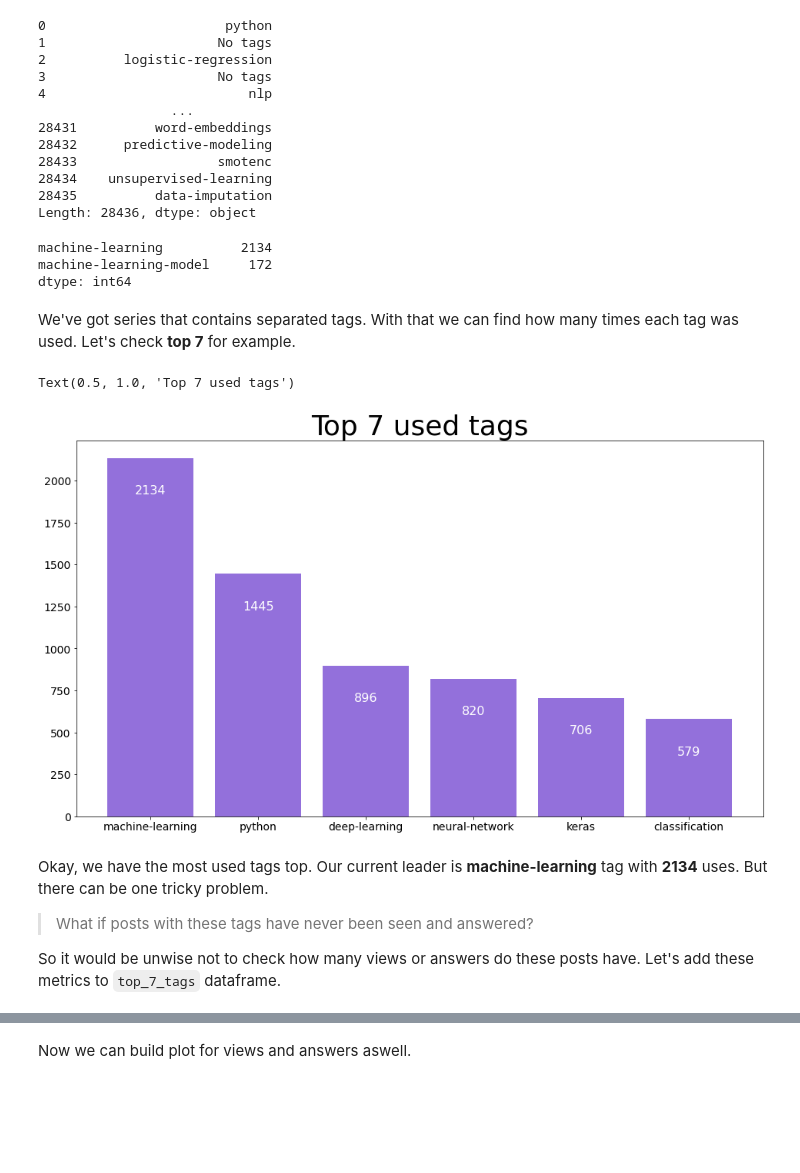
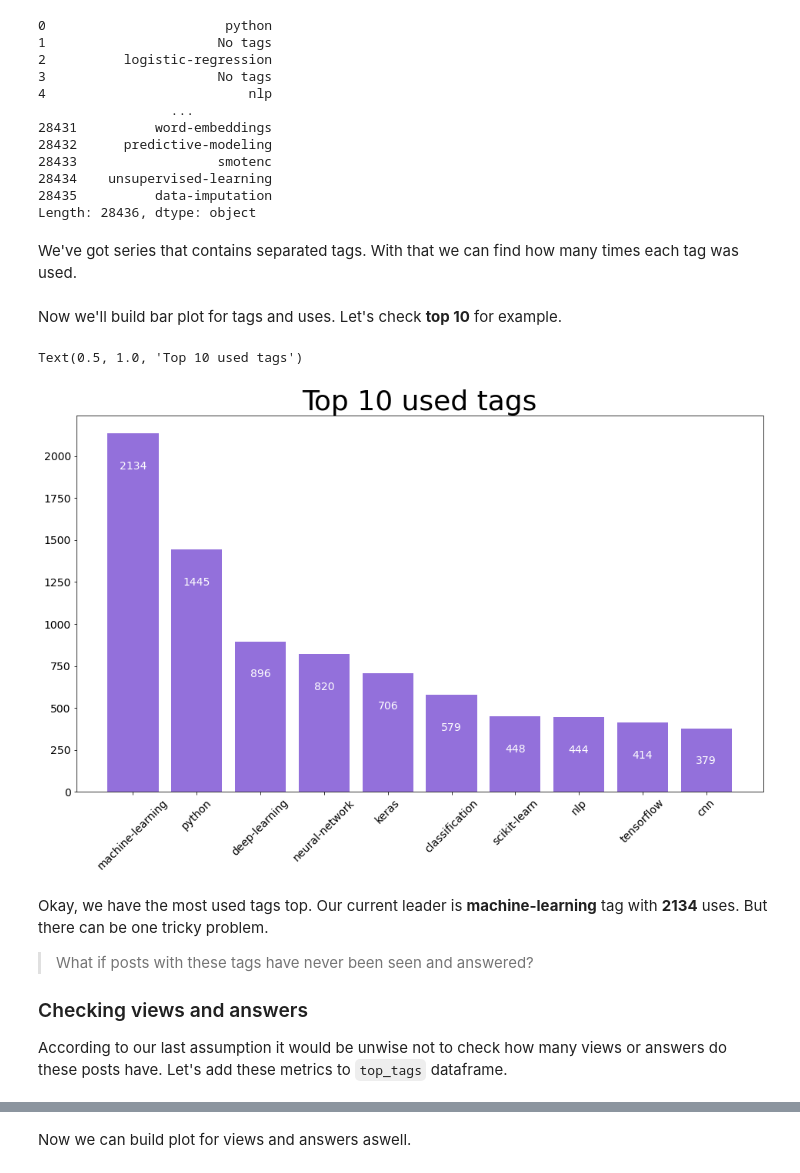
Before and after one commit to 0ld-dancer/dq_projects, a Jupyter notebook: 9. Popular Data Science Questions/Popular Data Science Questions.ipynb, the cells around one changed output, grey strips where cells are left out. Cells and saved outputs as stored; diff of their text form; code cells hidden in the pictures; blank space fills up the shorter version.

```diff
--- a/9. Popular Data Science Questions/Popular Data Science Questions.ipynb
+++ b/9. Popular Data Science Questions/Popular Data Science Questions.ipynb
@@ -79,7 +79,7 @@ Then we'll just download related CSV and read it to the dataframe.
 import pandas as pd
 import matplotlib.pyplot as plt
 
-stack_2019_df = pd.read_csv("QueryResults.csv")
+stack_2019_df = pd.read_csv("QueryResults_2019.csv")
 stack_2019_df.head()
 # %% [output]
 |  | Id | PostType | CreationDate | Score | ViewCount | Tags | AnswerCount | FavoriteCount |
@@ -210,6 +210,8 @@ So let's replace all `><` with `,` and remove any single angle brackets.
 # %%
 stack_2019_df['Tags'] = stack_2019_df['Tags'].str.replace('><', ',')\
                                              .str.replace('<', '')\
-                                             .str.replace('>', '')
+                                             .str.replace('>', '')\
+                                             .str.split(',')
+
 stack_2019_df['Tags']
 # %% [output]
@@ -257,5 +259,5 @@ The best way to answer to this question is using tags because each tag is like a
 # %%
-tags_df = stack_2019_df['Tags'].str.split(',', expand=True)
+tags_df = stack_2019_df['Tags'].apply(pd.Series)
 tags_df
 # %% [output]
 |  | 0 | 1 | 2 | 3 | 4 |
@@ -296,43 +298,43 @@ tags
 28434    unsupervised-learning
 28435          data-imputation
 Length: 28436, dtype: object
-# %%
-tags[tags.str.contains('machine-learning')].value_counts()
-# %% [output]
-machine-learning          2134
-machine-learning-model     172
-dtype: int64
 # %% [markdown]
-We've got series that contains separated tags. With that we can find how many times each tag was used. Let's check **top 7** for example.
+We've got series that contains separated tags. With that we can find how many times each tag was used.
+# %%
+#Create df for most used tags exclude "No tags"
+top_tags = tags.value_counts().to_frame()
+top_tags.drop('No tags', inplace=True)
+top_tags.columns = ['Uses']
+# %% [markdown]
+Now we'll build bar plot for tags and uses. Let's check **top 10** for example.
 # %%
+#Simple bar plot for uses
 %matplotlib inline
+fig, ax = plt.subplots(figsize=(16,9))
+ax.bar(top_tags.index[:10],
+       top_tags.iloc[:10, 0],
+       color="mediumpurple")
 
-#Create df for seven most used tags exlude "No tags"
-top_7_tags = tags.value_counts().head(7).to_frame()
-top_7_tags.drop('No tags', inplace=True)
-top_7_tags.columns = ['Uses']
-
-#Simple bar plot for uses
-fig, ax = plt.subplots(figsize=(16,9))
-ax.bar(top_7_tags.index, top_7_tags['Uses'], color="mediumpurple")
-plt.xticks(fontsize=14)
+plt.xticks(fontsize=14, rotation=45)
 plt.yticks(fontsize=14)
 
 def set_annotations(ax, df_column):
-    #Make annotation for bar plot
+    #Make annotation with value for bar plot
     for i, uses in enumerate(df_column):
         ax.text(i, uses - 0.1 * df_column.iloc[0], uses,
-                horizontalalignment='center', fontsize=16, color="white")
+                horizontalalignment='center', fontsize=14, color="white")
 
-set_annotations(ax, top_7_tags.Uses)
+set_annotations(ax, top_tags.Uses[:10])
 
-plt.title("Top 7 used tags", fontsize=36)
+plt.title("Top 10 used tags", fontsize=36)
 # %% [output]
-Text(0.5, 1.0, 'Top 7 used tags')
+Text(0.5, 1.0, 'Top 10 used tags')
-[figure, old version]
+[figure, new version]
 # %% [markdown]
 Okay, we have the most used tags top. Our current leader is **machine-learning** tag with **2134** uses. But there can be one tricky problem.
 >What if posts with these tags have never been seen and answered?
 
-So it would be unwise not to check how many views or answers do these posts have. Let's add these metrics to `top_7_tags` dataframe.
+
+### Checking views and answers
+According to our last assumption it would be unwise not to check how many views or answers do these posts have. Let's add these metrics to `top_tags` dataframe.
 # %%
```
Also changed, not shown: parts of 23 cells of this notebook, 2 other files.
